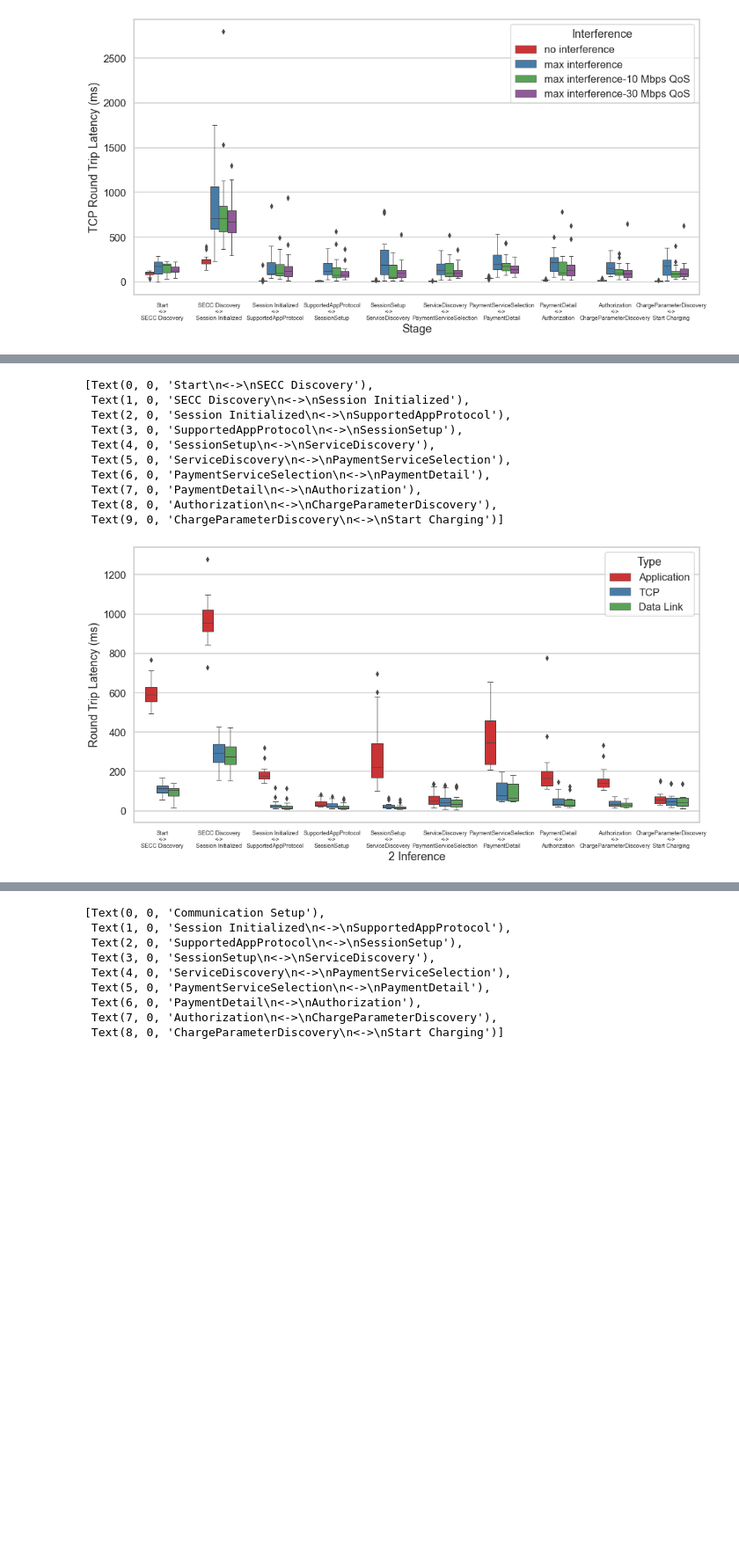
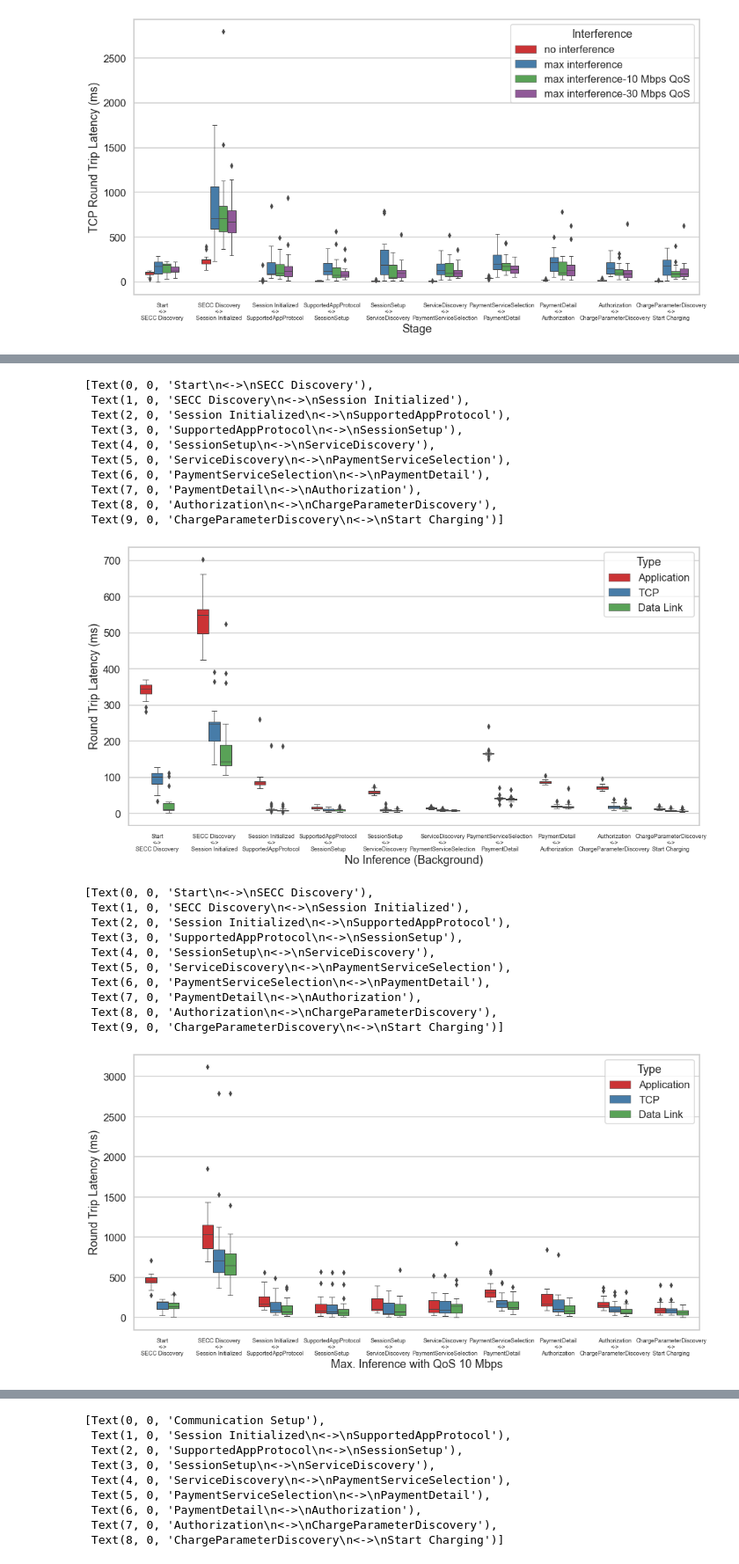
Before and after one commit to JacobHsieh/Latency_Experiment, a Jupyter notebook: 0527_exp/latency_plot_80211_TCP_App.ipynb, the cells around one changed output, grey strips where cells are left out. Shown at 88% size. Cells and saved outputs as stored; diff of their text form; code cells hidden in the pictures; blank space fills up the shorter version.

```diff
--- a/0527_exp/latency_plot_80211_TCP_App.ipynb
+++ b/0527_exp/latency_plot_80211_TCP_App.ipynb
@@ -337,8 +348,8 @@ sns.set_style('whitegrid')
 
 #paper, notebook, talk, poster
 sns.set_context('talk')
-App_TCP_2 = sns.boxplot(x="Stage", y="Latency (ms)", data=dataframe_Application_TCP_80211_2, hue="Type", width=0.6, linewidth=1.0, palette="Set1")
-App_TCP_2.set_xlabel("2 Inference")
+App_TCP_2 = sns.boxplot(x="Stage", y="Latency (ms)", data=dataframe_Application_TCP_80211_no, hue="Type", width=0.6, linewidth=1.0, palette="Set1")
+App_TCP_2.set_xlabel("No Inference (Background)")
 App_TCP_2.set_ylabel("Round Trip Latency (ms)")
 App_TCP_2.set_xticklabels([
     "Start\n<->\nSECC Discovery",
@@ -363,4 +374,39 @@ App_TCP_2.set_xticklabels([
  Text(7, 0, 'PaymentDetail\n<->\nAuthorization'),
  Text(8, 0, 'Authorization\n<->\nChargeParameterDiscovery'),
  Text(9, 0, 'ChargeParameterDiscovery\n<->\nStart Charging')]
-[figure, old version]
+[figure, new version]
+# %%
+#Application vs. TCP vs. 802.11 plot
+sns.set(rc={'figure.figsize':(16,8)})
+#darkgrid, dark, whitegrid, white, ticks
+sns.set_style('whitegrid')
+
+#paper, notebook, talk, poster
+sns.set_context('talk')
+App_TCP_2 = sns.boxplot(x="Stage", y="Latency (ms)", data=dataframe_Application_TCP_80211_qos_10, hue="Type", width=0.6, linewidth=1.0, palette="Set1")
+App_TCP_2.set_xlabel("Max. Inference with QoS 10 Mbps")
+App_TCP_2.set_ylabel("Round Trip Latency (ms)")
+App_TCP_2.set_xticklabels([
+    "Start\n<->\nSECC Discovery",
+    "SECC Discovery\n<->\nSession Initialized",
+    "Session Initialized\n<->\nSupportedAppProtocol",
+    "SupportedAppProtocol\n<->\nSessionSetup",
+    "SessionSetup\n<->\nServiceDiscovery",
+    "ServiceDiscovery\n<->\nPaymentServiceSelection",
+    "PaymentServiceSelection\n<->\nPaymentDetail",
+    "PaymentDetail\n<->\nAuthorization",
+    "Authorization\n<->\nChargeParameterDiscovery",
+    "ChargeParameterDiscovery\n<->\nStart Charging"
+    ], fontsize=9)
+# %% [output]
+[Text(0, 0, 'Start\n<->\nSECC Discovery'),
+ Text(1, 0, 'SECC Discovery\n<->\nSession Initialized'),
+ Text(2, 0, 'Session Initialized\n<->\nSupportedAppProtocol'),
+ Text(3, 0, 'SupportedAppProtocol\n<->\nSessionSetup'),
+ Text(4, 0, 'SessionSetup\n<->\nServiceDiscovery'),
+ Text(5, 0, 'ServiceDiscovery\n<->\nPaymentServiceSelection'),
+ Text(6, 0, 'PaymentServiceSelection\n<->\nPaymentDetail'),
+ Text(7, 0, 'PaymentDetail\n<->\nAuthorization'),
+ Text(8, 0, 'Authorization\n<->\nChargeParameterDiscovery'),
+ Text(9, 0, 'ChargeParameterDiscovery\n<->\nStart Charging')]
+[figure, added]
```
Also changed, not shown: parts of 15 cells of this notebook, 3 other files.
